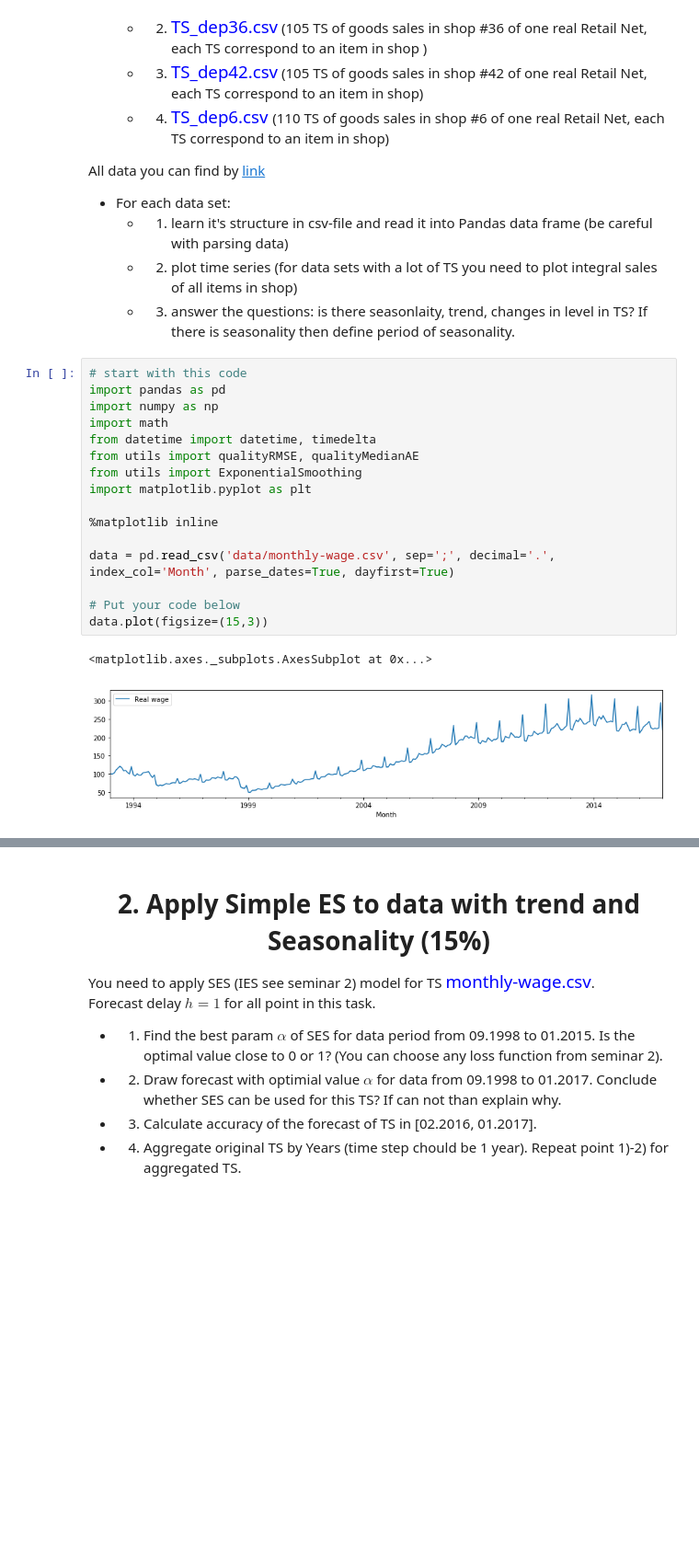
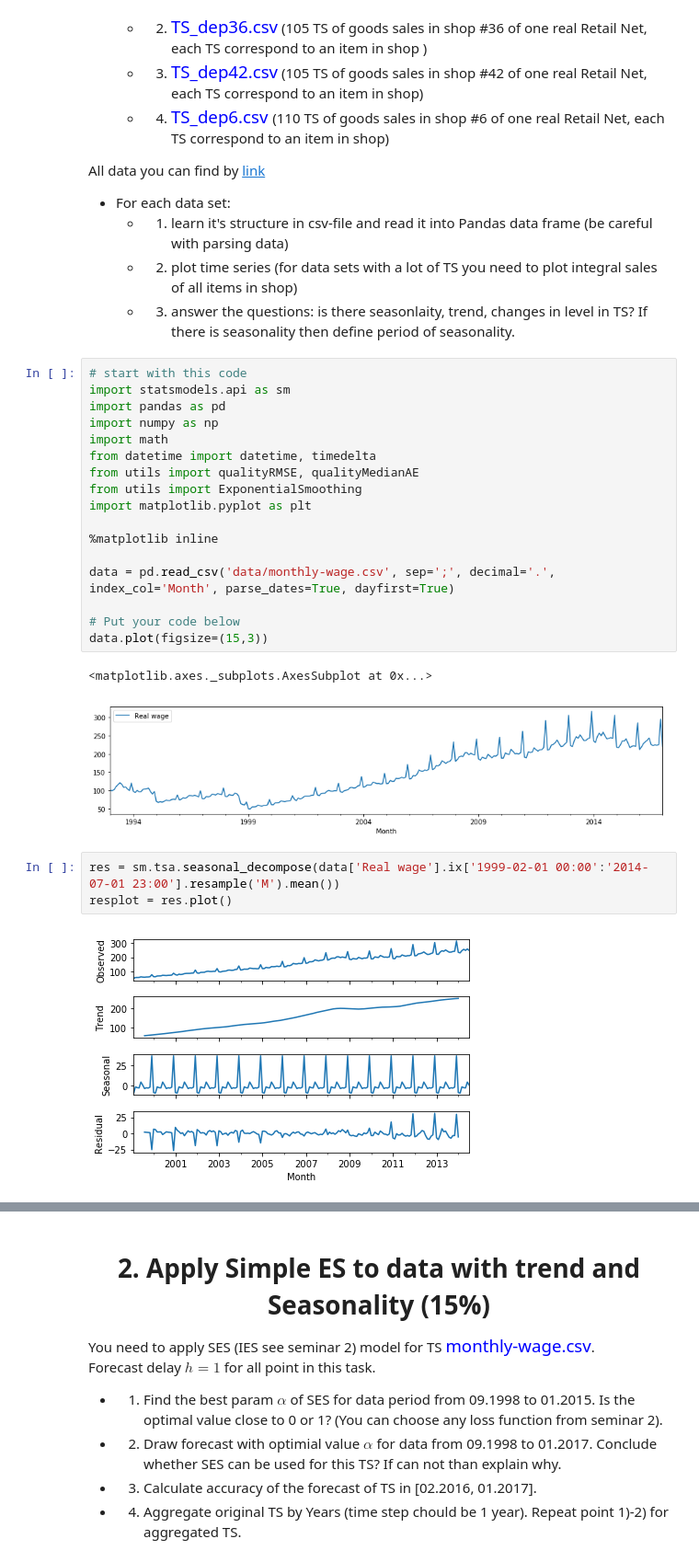
Before and after one commit to AnushTosunyan/ML-ACA, a Jupyter notebook: Practical1/Tosunyan_Pactical_1.ipynb, the cells around one changed output, grey strips where cells are left out. Shown at 92% size. Drawn from its saved outputs; the diff is of its cells as text; blank space fills up the shorter version.

```diff
--- a/Practical1/Tosunyan_Pactical_1.ipynb
+++ b/Practical1/Tosunyan_Pactical_1.ipynb
@@ -29,6 +29,7 @@ The task should take about 3-5 hours to be completed.
       - 3) answer the questions: is there seasonlaity, trend, changes in level in TS? If there is seasonality then define period of seasonality.
 # %%
 # start with this code
+import statsmodels.api as sm
 import pandas as pd
 import numpy as np
 import math
@@ -46,3 +47,8 @@ data.plot(figsize=(15,3))
 # %% [output]
 <matplotlib.axes._subplots.AxesSubplot at 0x...>
 [figure]
+# %%
+res = sm.tsa.seasonal_decompose(data['Real wage'].ix['1999-02-01 00:00':'2014-07-01 23:00'].resample('M').mean())
+resplot = res.plot()
+# %% [output]
+[figure, added]
```
Also changed, not shown: parts of 8 cells of this notebook.
